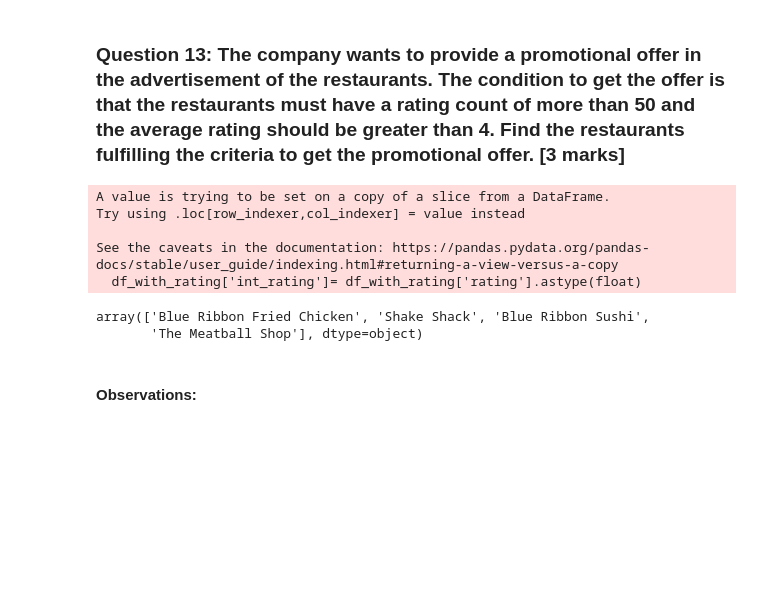
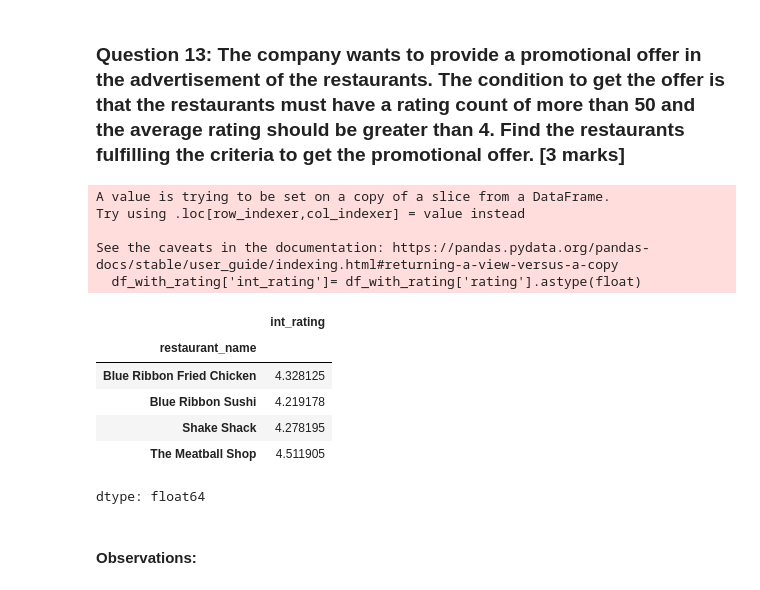
Before and after one commit to braju78/pythonFundamentals, a Jupyter notebook: Week5 PROJECT - Food hub Case Study/Learner_Notebook_Full_Code.ipynb, the cells around one changed output. Cells and saved outputs as stored; diff of their text form; code cells hidden in the pictures; blank space fills up the shorter version.

```diff
--- a/Week5 PROJECT - Food hub Case Study/Learner_Notebook_Full_Code.ipynb
+++ b/Week5 PROJECT - Food hub Case Study/Learner_Notebook_Full_Code.ipynb
@@ -285,19 +285,25 @@ sns.stripplot(data = df , x = 'restaurant_name' , y = 'rating');
 # %%
 # Write the code here
 #remove the orders with no rating
 df_with_rating = df[df['rating'] != 'Not given']
 #convert the rating column to float
 df_with_rating['int_rating']= df_with_rating['rating'].astype(float)
 #idenfify all the restaurants with rating count > 50 and then find all the restaurants whose average rating >4
-df_with_rating.groupby('restaurant_name').filter(lambda x: x['int_rating'].count() > 50).groupby(['restaurant_name']).filter(lambda x: x['int_rating'].mean() > 4)['restaurant_name'].unique()
+df_with_rating.groupby('restaurant_name').filter(lambda x: x['int_rating'].count() > 50).groupby(['restaurant_name']).filter(lambda x: x['int_rating'].mean() > 4).groupby('restaurant_name')['int_rating'].mean()
+#['restaurant_name'].unique()
 # %% [output]
 A value is trying to be set on a copy of a slice from a DataFrame.
 Try using .loc[row_indexer,col_indexer] = value instead
 
 See the caveats in the documentation: https://pandas.pydata.org/pandas-docs/stable/user_guide/indexing.html#returning-a-view-versus-a-copy
   df_with_rating['int_rating']= df_with_rating['rating'].astype(float)
+|  | int_rating |
+| restaurant_name |  |
+| Blue Ribbon Fried Chicken | 4.328125 |
+| Blue Ribbon Sushi | 4.219178 |
+| Shake Shack | 4.278195 |
+| The Meatball Shop | 4.511905 |
-array(['Blue Ribbon Fried Chicken', 'Shake Shack', 'Blue Ribbon Sushi',
-       'The Meatball Shop'], dtype=object)
+dtype: float64
 # %% [markdown]
 #### Observations:
 # %% [markdown]
```
Also changed, not shown: parts of 2 cells of this notebook.
